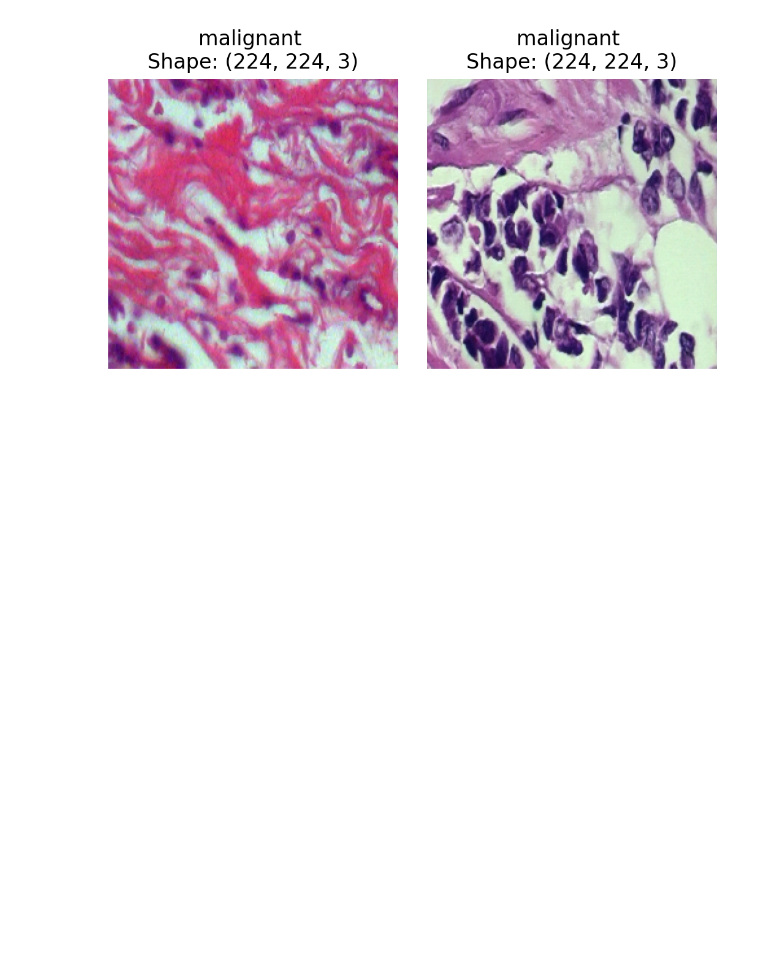
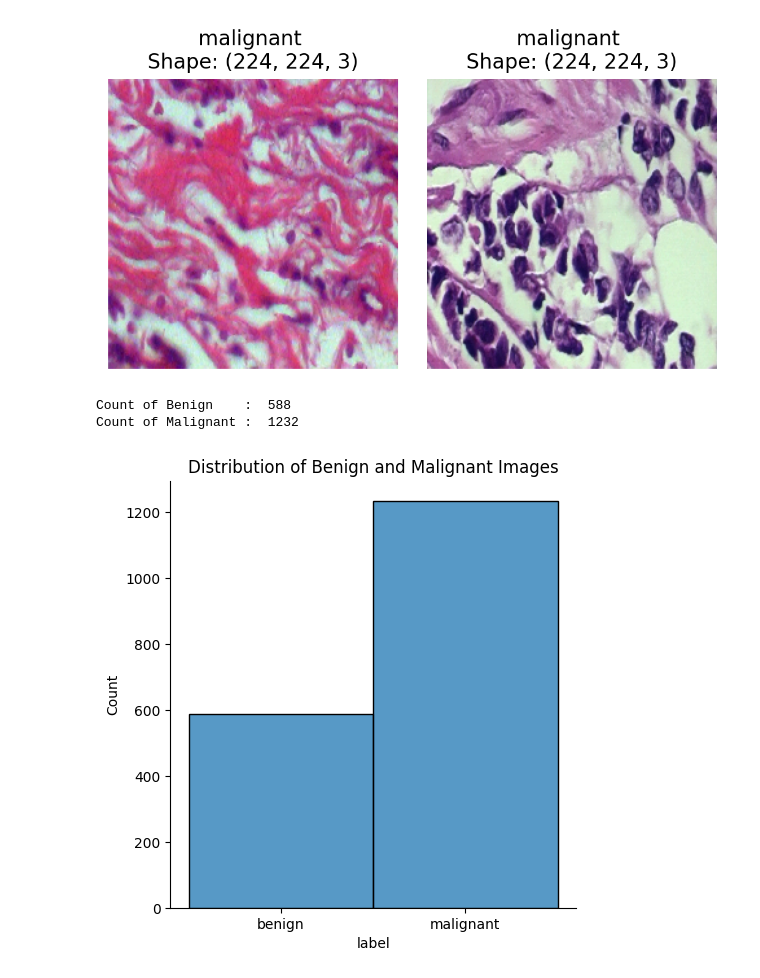
Before and after one commit to ShaziaNasim606/BreakHis-Project, a Jupyter notebook: BreakHis_Preprocess.ipynb, the cells around one changed output. Saved outputs shown, nothing was run; the diff lists cells and outputs as text; code cells hidden in the pictures; blank space fills up the shorter version.

```diff
--- a/BreakHis_Preprocess.ipynb
+++ b/BreakHis_Preprocess.ipynb
@@ -261,3 +265,31 @@ show_images(image_directory2)
 # %% [output]
 [figure]
 [figure]
+# %%
+
+# Define the paths for the subfolders
+base_path = '/content/drive/MyDrive/BreakHis/BreaKHis_v1/breast_resized'
+benign_path = os.path.join(base_path, 'benign')
+malignant_path = os.path.join(base_path, 'malignant')
+
+# Count the number of images in each subfolder
+benign_count = len(os.listdir(benign_path))
+malignant_count = len(os.listdir(malignant_path))
+
+# Create a DataFrame to store the counts
+data = pd.DataFrame({
+    'label': ['benign'] * benign_count + ['malignant'] * malignant_count
+})
+
+# Display the counts
+print('Count of Benign    : ', benign_count)
+print('Count of Malignant : ', malignant_count)
+
+# Plot the distribution
+ax = sns.displot(data=data, x='label')
+plt.title('Distribution of Benign and Malignant Images')
+plt.show()
+# %% [output]
+Count of Benign    :  588
+Count of Malignant :  1232
+[figure, added]
```
Also changed, not shown: parts of 4 cells of this notebook.
